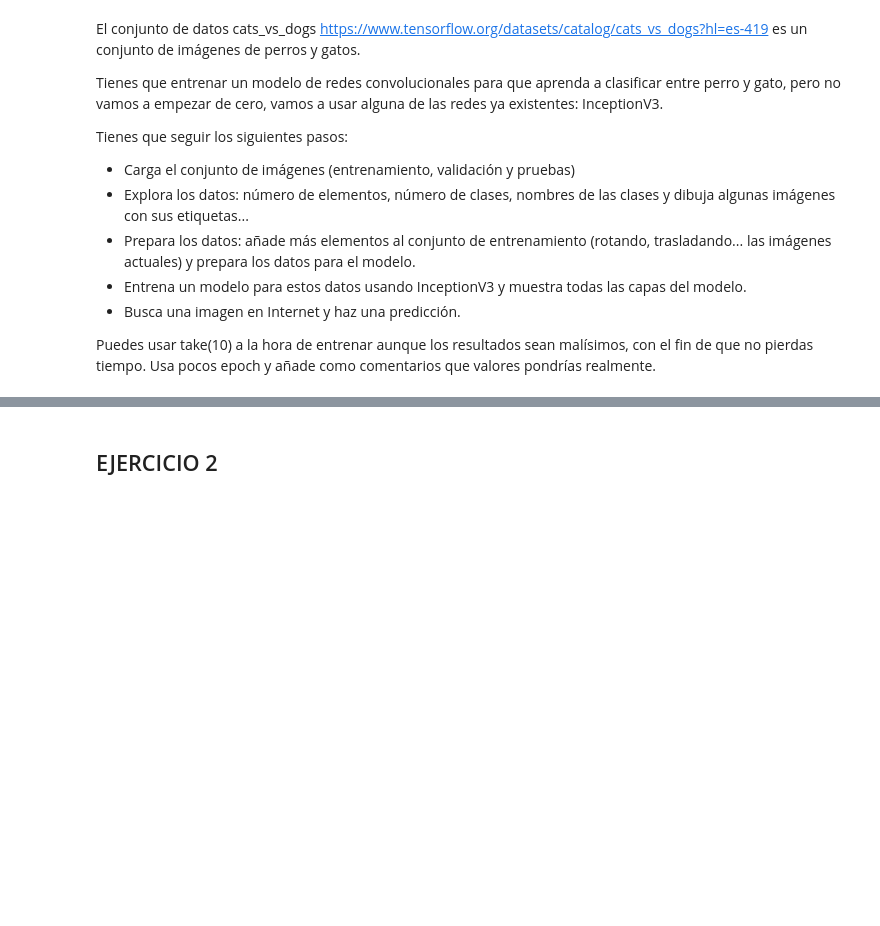
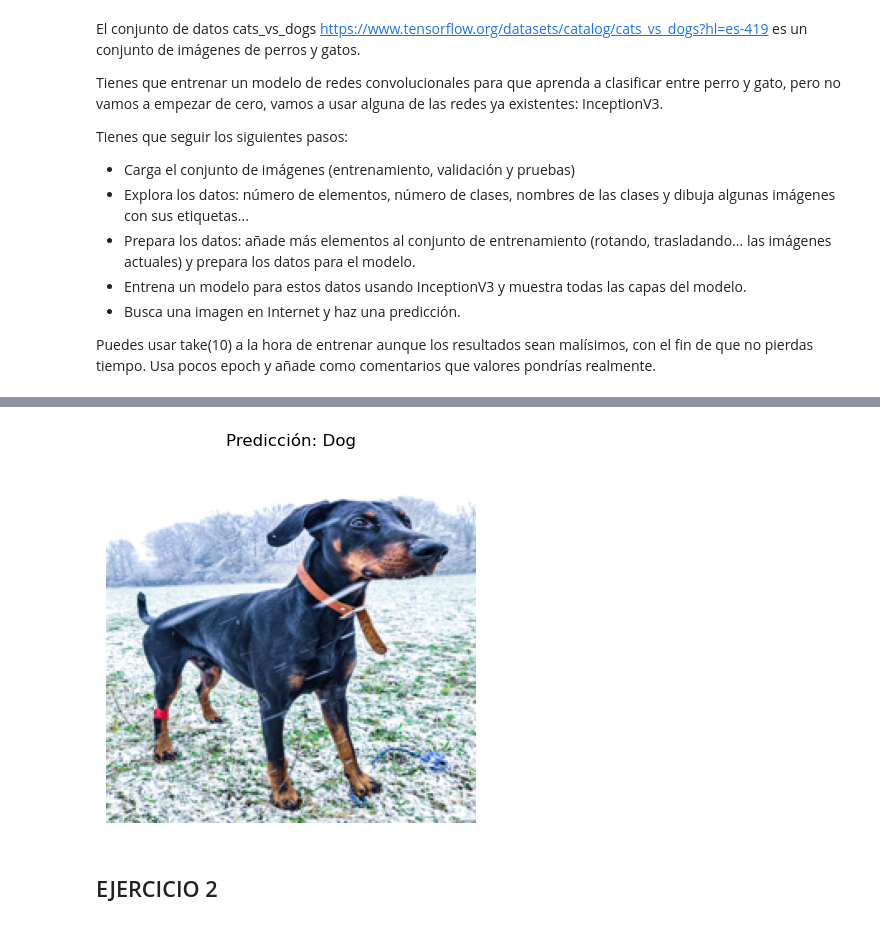
Before and after one commit to iruneguinea9/SAPA, a Jupyter notebook: Examen2/Examen2.ipynb, the cells around one changed output, grey strips where cells are left out. Cells and saved outputs as stored; diff of their text form; code cells hidden in the pictures; blank space fills up the shorter version.

```diff
--- a/Examen2/Examen2.ipynb
+++ b/Examen2/Examen2.ipynb
@@ -205,7 +171,7 @@ img_path = "/home/iabd/Escritorio/SAPA/SAPA/Examen2/Datos/rin.jpg"
 
 # Cargar la imagen
 img = Image.open(img_path)
-img = img.resize((IMG_SIZE, IMG_SIZE))
+img = img.resize(IMG_SIZE)
 img_array = np.array(img)
 
 # Aplicar preprocess_input del modelo correspondiente
@@ -223,3 +189,4 @@ plt.imshow(img)
 plt.title(f"Predicción: {predicted_class}")
 plt.axis("off")
 plt.show()
+# %% [output]
@@ -226,3 +194,4 @@ plt.show()
+[figure, added]
 # %% [markdown]
 ## EJERCICIO 2
 # %% [markdown]
```
Also changed, not shown: parts of 13 cells of this notebook, 1 other file.
